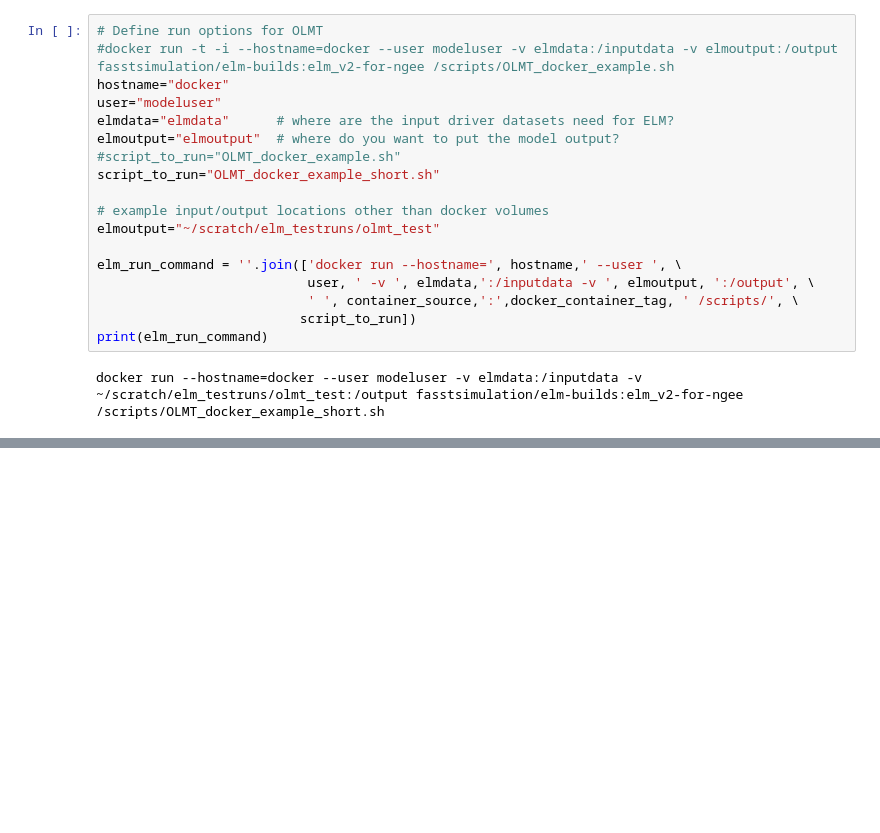
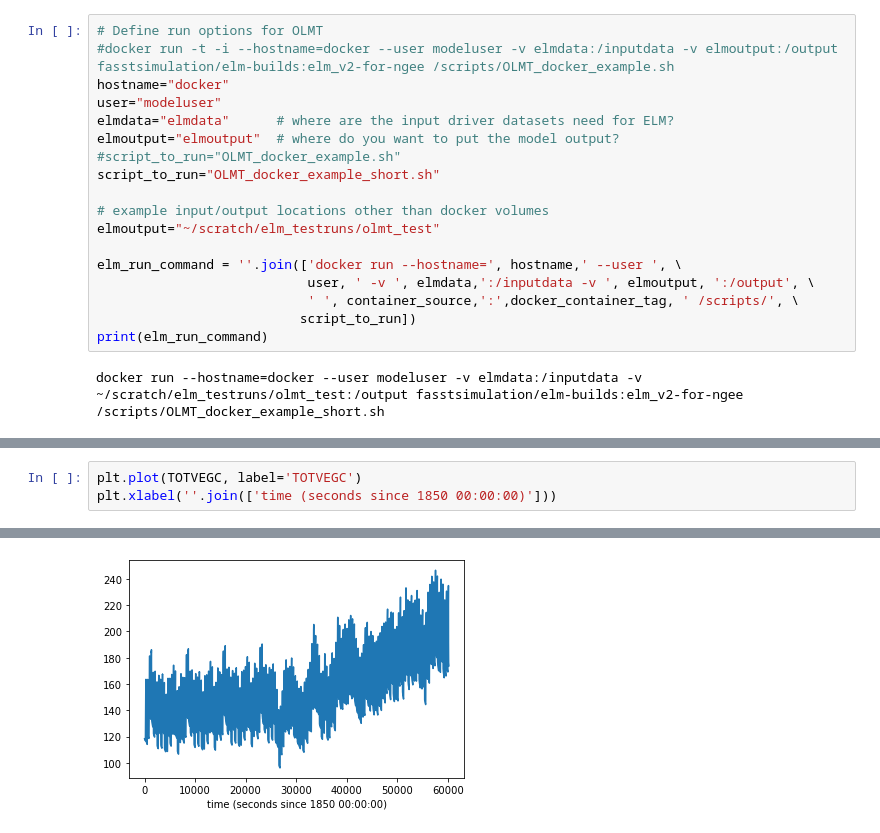
Before and after one commit to FASSt-simulation/fasst_simulation_tools, a Jupyter notebook: notebooks/ngeearctic/run_ELM_KG64_basic.ipynb, the cells around one changed output, grey strips where cells are left out. Cells and saved outputs as stored; diff of their text form; blank space fills up the shorter version.

```diff
--- a/notebooks/ngeearctic/run_ELM_KG64_basic.ipynb
+++ b/notebooks/ngeearctic/run_ELM_KG64_basic.ipynb
@@ -89,0 +255,4 @@ print(ncfiles)
+# %%
+plt.plot(TOTVEGC, label='TOTVEGC')
+plt.xlabel(''.join(['time (seconds since 1850 00:00:00)']))
+# %% [output]
@@ -89,0 +260 @@ print(ncfiles)
+[figure, added]
```
Also changed, not shown: parts of 10 cells of this notebook, 1 other file.
